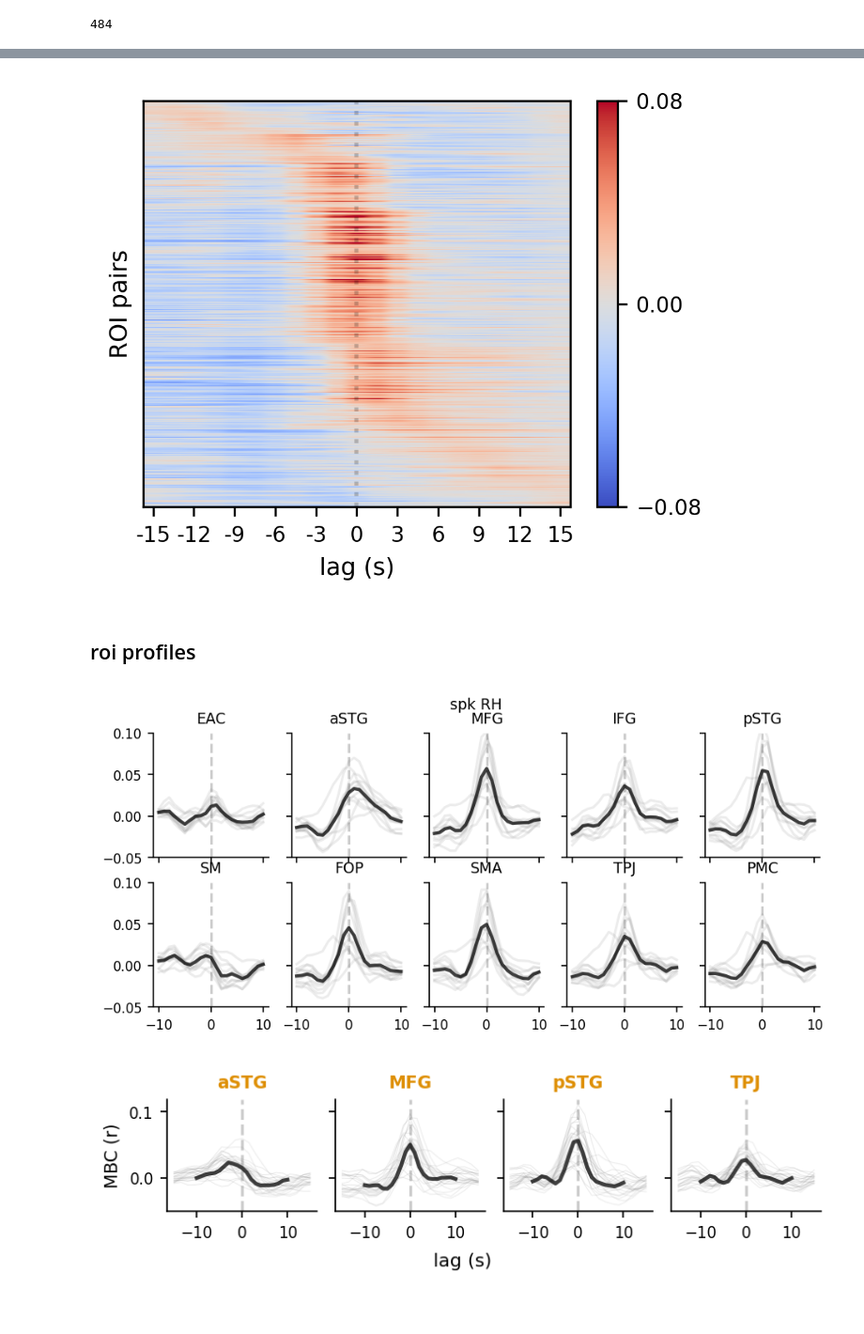
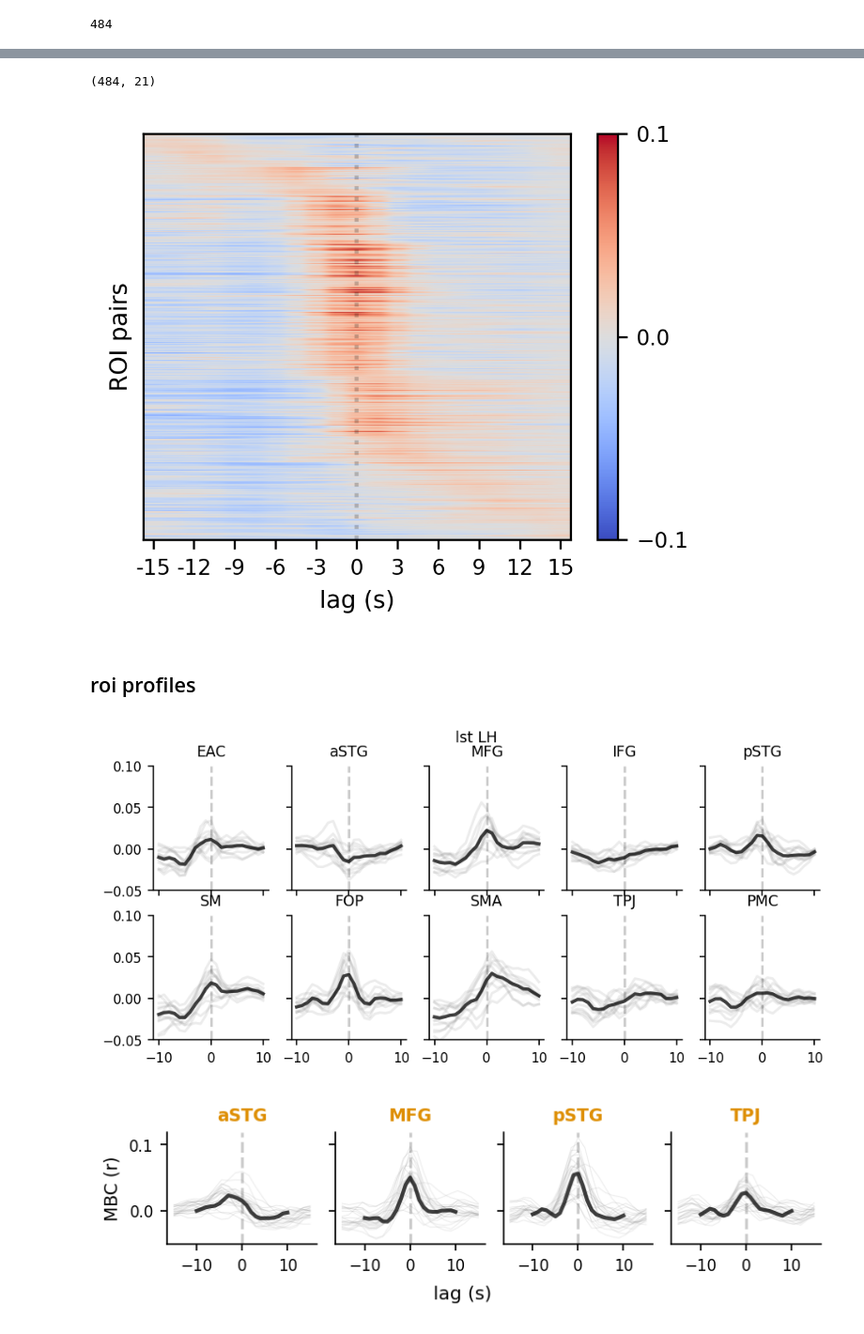
Before and after one commit to YeajuDianaKim394/EncodingModels, a Jupyter notebook: code/figure5-mbc-lags.ipynb, the cells around one changed output, grey strips where cells are left out. Shown at 94% size. Saved outputs shown, nothing was run; the diff lists cells and outputs as text; code cells hidden in the pictures.

```diff
--- a/code/figure5-mbc-lags.ipynb
+++ b/code/figure5-mbc-lags.ipynb
@@ -338,27 +342,32 @@ df.sample(10)
 df.sort_values('peak_lag', inplace=True)
 
 order = df.index.to_numpy()
+# %%
+inter_roi.shape
+# %% [output]
+(484, 21)
 # %%
-vmax = .08
+vmax = .1
 
 fig, ax = plt.subplots(figsize=(3.6, 2.75), dpi=300)
 im = ax.imshow(inter_roi[order], cmap='coolwarm', aspect='auto', vmin=-vmax, vmax=vmax)
 ax.set_yticks([])
 ax.set_xticks(range(0, len(lags), 2), labels=(lags[::2] * 1.5).astype(int))
 ax.axvline(10, c='k', ls='dotted', alpha=0.2)
 # ax.axvline(10-2, c='k', ls='dotted', alpha=0.2)
 # ax.axvline(10+2, c='k', ls='dotted', alpha=0.2)
 ax.set_xlabel('lag (s)')
 ax.set_ylabel('ROI pairs')
 ax.spines['right'].set_visible(True)
 ax.spines['top'].set_visible(True)
 
 cbar = fig.colorbar(im, ax=ax)
 cbar.ax.set_yticks([-vmax, 0, vmax])
 
+fig.savefig("figures/figure6/sortedroipairs.svg")
 fig.show()
 # %% [output]
-[figure, old version]
+[figure, new version]
 # %% [markdown]
 ## roi profiles
 # %%
@@ -367,8 +376,8 @@ rois = ['EAC', 'aSTG', 'MFG', 'IFG', 'pSTG', 'SM', 'FOP', 'SMA', 'TPJ', 'PMC']
 fig, axes = plt.subplots(2, 5, figsize=(7.25, 3), sharex=True, sharey=True)
 
 # role, hemi = 'spk', 'LH'
-role, hemi = 'spk', 'RH'
-# role, hemi = 'lst', 'LH'
+# role, hemi = 'spk', 'RH'
+role, hemi = 'lst', 'LH'
 # role, hemi = 'lst', 'RH'
 
 for ax, roi in zip(axes.ravel(), rois):
@@ -383,7 +392,7 @@ ax.set_ylim(-.05, .10)
 fig.suptitle(f'{role} {hemi}')
 fig.show()
 # %% [output]
-[figure, old version]
+[figure, new version]
 # %%
 listener_rois = ['aSTG', 'MFG', 'pSTG', 'TPJ']
 
```
Also changed, not shown: parts of 3 cells of this notebook, 12 other files.
